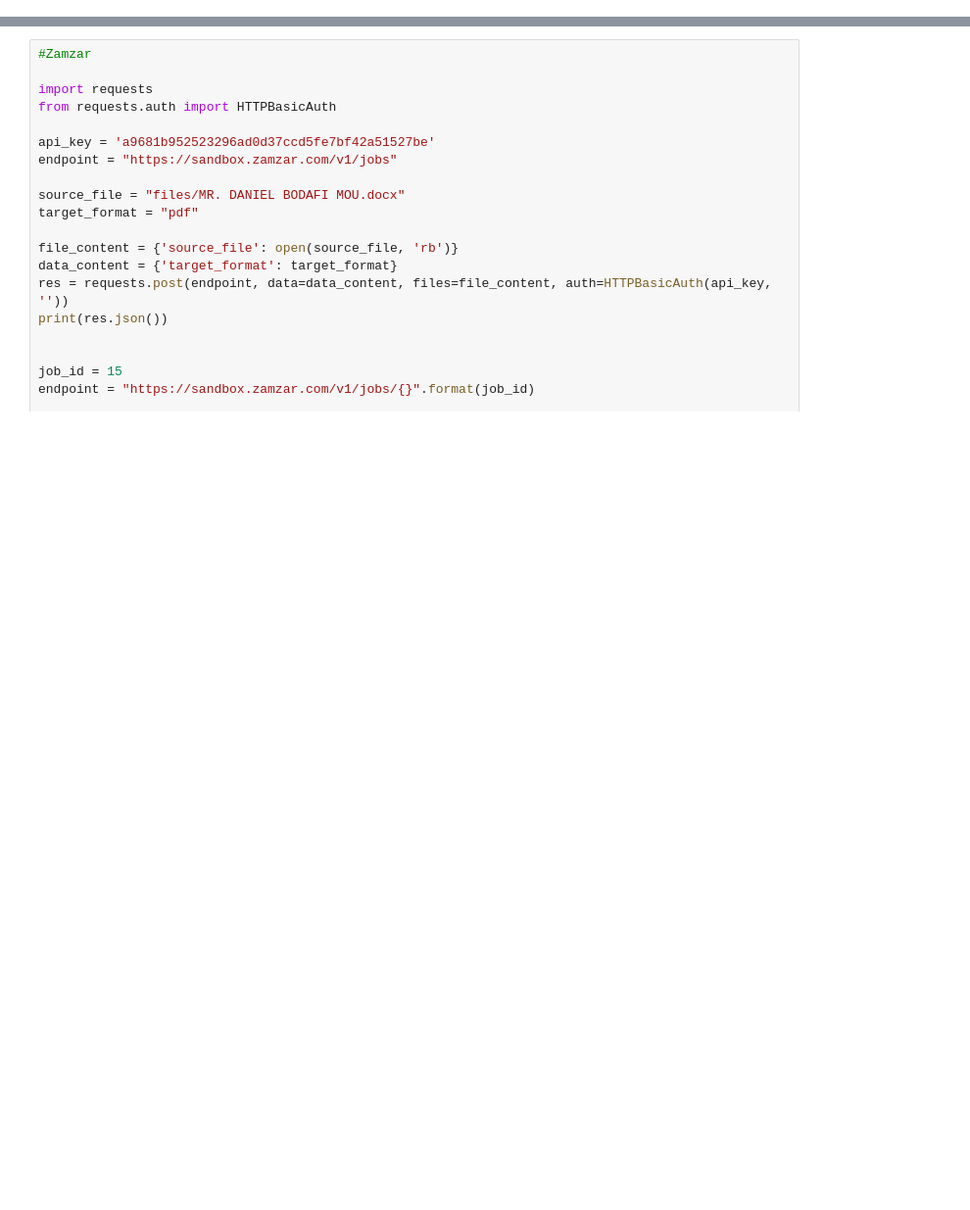
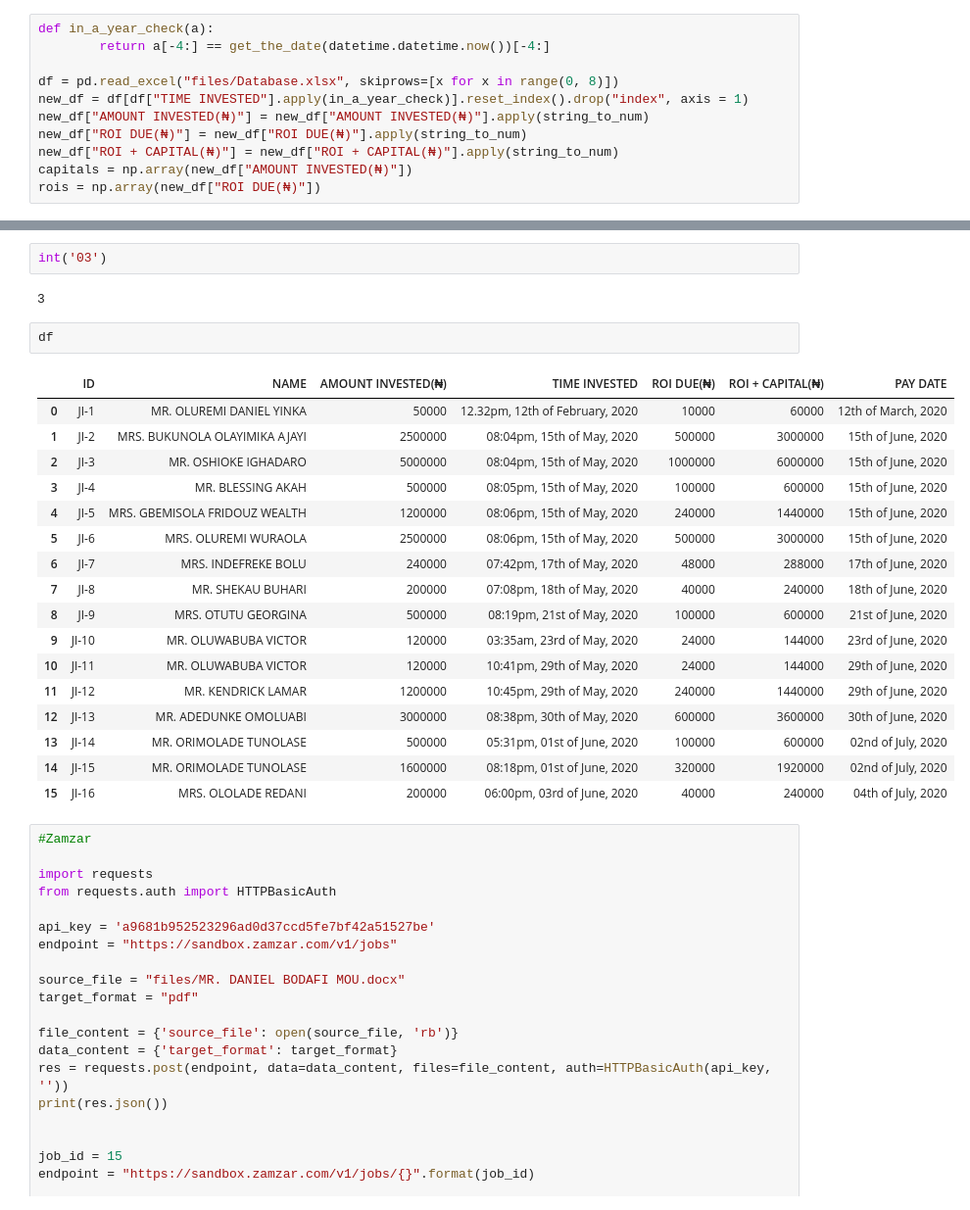
Before and after one commit to daniel-py/whatsapp_bot, a Jupyter notebook: Investment_project.ipynb, the cells around one changed output, grey strips where cells are left out. Shown: that part at 98% size. Saved outputs shown, nothing was run; the diff lists cells and outputs as text; blank space fills up the shorter version.

```diff
--- a/Investment_project.ipynb
+++ b/Investment_project.ipynb
@@ -310,0 +293,11 @@ file_content
+# %%
+def in_a_year_check(a):
+        return a[-4:] == get_the_date(datetime.datetime.now())[-4:]
+
+df = pd.read_excel("files/Database.xlsx", skiprows=[x for x in range(0, 8)])
+new_df = df[df["TIME INVESTED"].apply(in_a_year_check)].reset_index().drop("index", axis = 1)
+new_df["AMOUNT INVESTED(₦)"] = new_df["AMOUNT INVESTED(₦)"].apply(string_to_num)
+new_df["ROI DUE(₦)"] = new_df["ROI DUE(₦)"].apply(string_to_num)
+new_df["ROI + CAPITAL(₦)"] = new_df["ROI + CAPITAL(₦)"].apply(string_to_num)
+capitals = np.array(new_df["AMOUNT INVESTED(₦)"])
+rois = np.array(new_df["ROI DUE(₦)"])
@@ -311,3 +321,27 @@ file_content
+# %%
+int('03')
+# %% [output]
+3
+# %%
+df
+# %% [output]
+|  | ID | NAME | AMOUNT INVESTED(₦) | TIME INVESTED | ROI DUE(₦) | ROI + CAPITAL(₦) | PAY DATE |
+| 0 | JI-1 | MR. OLUREMI DANIEL YINKA | 50000 | 12.32pm, 12th of February, 2020 | 10000 | 60000 | 12th of March, 2020 |
+| 1 | JI-2 | MRS. BUKUNOLA OLAYIMIKA AJAYI | 2500000 | 08:04pm, 15th of May, 2020 | 500000 | 3000000 | 15th of June, 2020 |
+| 2 | JI-3 | MR. OSHIOKE IGHADARO | 5000000 | 08:04pm, 15th of May, 2020 | 1000000 | 6000000 | 15th of June, 2020 |
+| 3 | JI-4 | MR. BLESSING AKAH | 500000 | 08:05pm, 15th of May, 2020 | 100000 | 600000 | 15th of June, 2020 |
+| 4 | JI-5 | MRS. GBEMISOLA FRIDOUZ WEALTH | 1200000 | 08:06pm, 15th of May, 2020 | 240000 | 1440000 | 15th of June, 2020 |
+| 5 | JI-6 | MRS. OLUREMI WURAOLA | 2500000 | 08:06pm, 15th of May, 2020 | 500000 | 3000000 | 15th of June, 2020 |
+| 6 | JI-7 | MRS. INDEFREKE BOLU | 240000 | 07:42pm, 17th of May, 2020 | 48000 | 288000 | 17th of June, 2020 |
+| 7 | JI-8 | MR. SHEKAU BUHARI | 200000 | 07:08pm, 18th of May, 2020 | 40000 | 240000 | 18th of June, 2020 |
+| 8 | JI-9 | MRS. OTUTU GEORGINA | 500000 | 08:19pm, 21st of May, 2020 | 100000 | 600000 | 21st of June, 2020 |
+| 9 | JI-10 | MR. OLUWABUBA VICTOR | 120000 | 03:35am, 23rd of May, 2020 | 24000 | 144000 | 23rd of June, 2020 |
+| 10 | JI-11 | MR. OLUWABUBA VICTOR | 120000 | 10:41pm, 29th of May, 2020 | 24000 | 144000 | 29th of June, 2020 |
+| 11 | JI-12 | MR. KENDRICK LAMAR | 1200000 | 10:45pm, 29th of May, 2020 | 240000 | 1440000 | 29th of June, 2020 |
+| 12 | JI-13 | MR. ADEDUNKE OMOLUABI | 3000000 | 08:38pm, 30th of May, 2020 | 600000 | 3600000 | 30th of June, 2020 |
+| 13 | JI-14 | MR. ORIMOLADE TUNOLASE | 500000 | 05:31pm, 01st of June, 2020 | 100000 | 600000 | 02nd of July, 2020 |
+| 14 | JI-15 | MR. ORIMOLADE TUNOLASE | 1600000 | 08:18pm, 01st of June, 2020 | 320000 | 1920000 | 02nd of July, 2020 |
+| 15 | JI-16 | MRS. OLOLADE REDANI | 200000 | 06:00pm, 03rd of June, 2020 | 40000 | 240000 | 04th of July, 2020 |
 # %%
 #Zamzar
 
```
Also changed, not shown: parts of 12 cells of this notebook, 7 other files.
